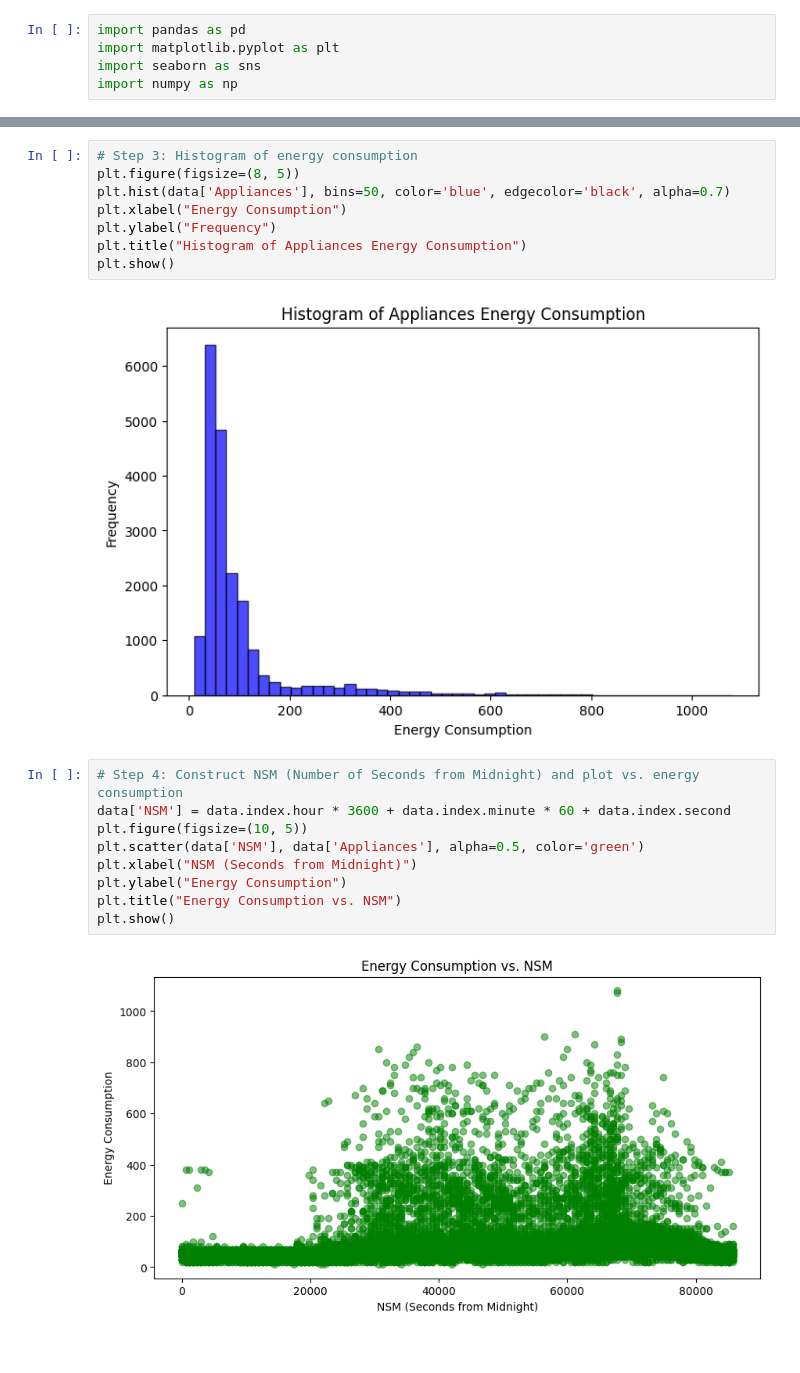
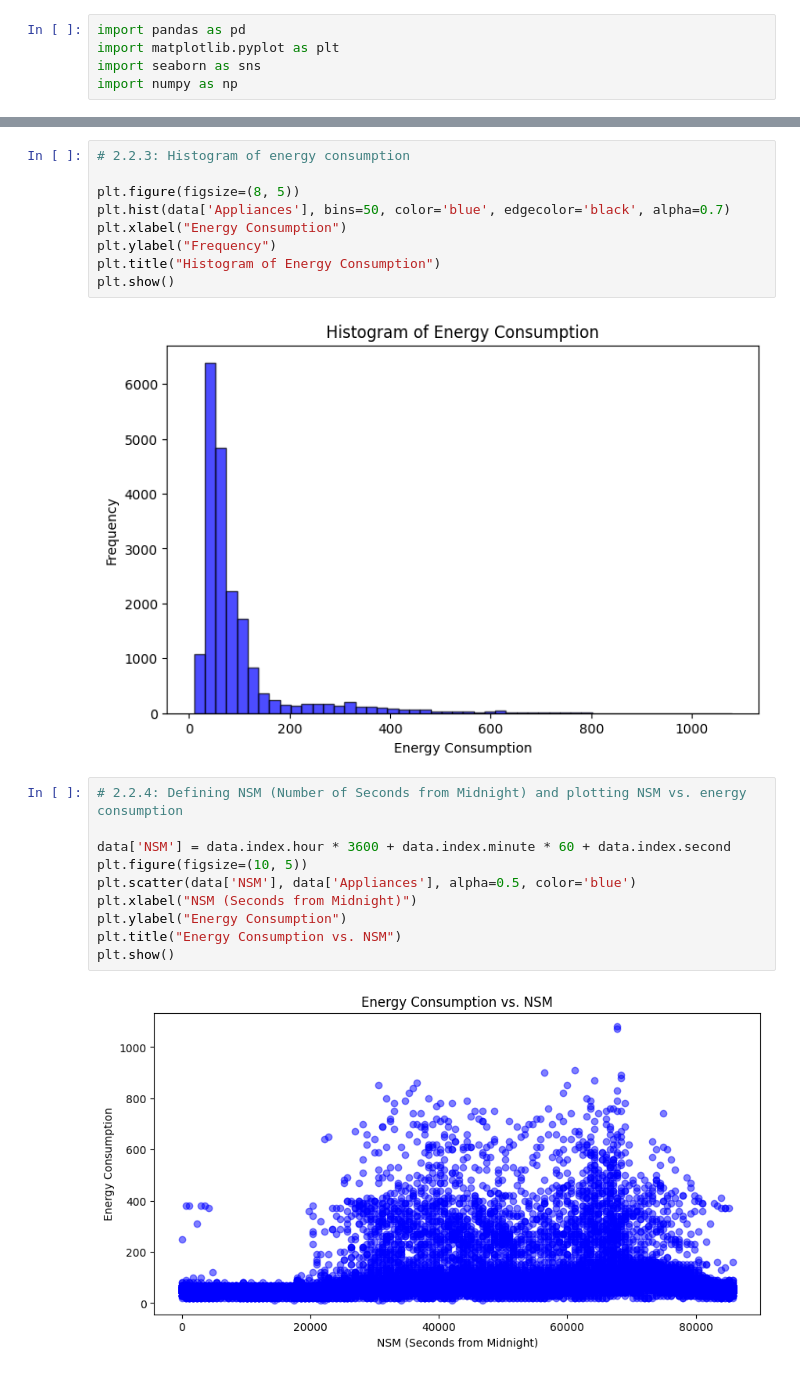
Before and after one commit to IshaniCheke/ME592_HW_1, a Jupyter notebook: TimeSeries_IshaniCheke.ipynb, the cells around one changed output, grey strips where cells are left out. Cells and saved outputs as stored; diff of their text form.

```diff
--- a/TimeSeries_IshaniCheke.ipynb
+++ b/TimeSeries_IshaniCheke.ipynb
@@ -46,22 +49,24 @@ plt.show()
 # %%
-# Step 3: Histogram of energy consumption
+# 2.2.3: Histogram of energy consumption
+
 plt.figure(figsize=(8, 5))
 plt.hist(data['Appliances'], bins=50, color='blue', edgecolor='black', alpha=0.7)
 plt.xlabel("Energy Consumption")
 plt.ylabel("Frequency")
-plt.title("Histogram of Appliances Energy Consumption")
+plt.title("Histogram of Energy Consumption")
 plt.show()
 # %% [output]
-[figure, old version]
+[figure, new version]
 # %%
-# Step 4: Construct NSM (Number of Seconds from Midnight) and plot vs. energy consumption
+# 2.2.4: Defining NSM (Number of Seconds from Midnight) and plotting NSM vs. energy consumption
+
 data['NSM'] = data.index.hour * 3600 + data.index.minute * 60 + data.index.second
 plt.figure(figsize=(10, 5))
-plt.scatter(data['NSM'], data['Appliances'], alpha=0.5, color='green')
+plt.scatter(data['NSM'], data['Appliances'], alpha=0.5, color='blue')
 plt.xlabel("NSM (Seconds from Midnight)")
 plt.ylabel("Energy Consumption")
 plt.title("Energy Consumption vs. NSM")
 plt.show()
 # %% [output]
-[figure, old version]
+[figure, new version]
 # %%
```
Also changed, not shown: parts of 5 cells of this notebook, 2 other files.
